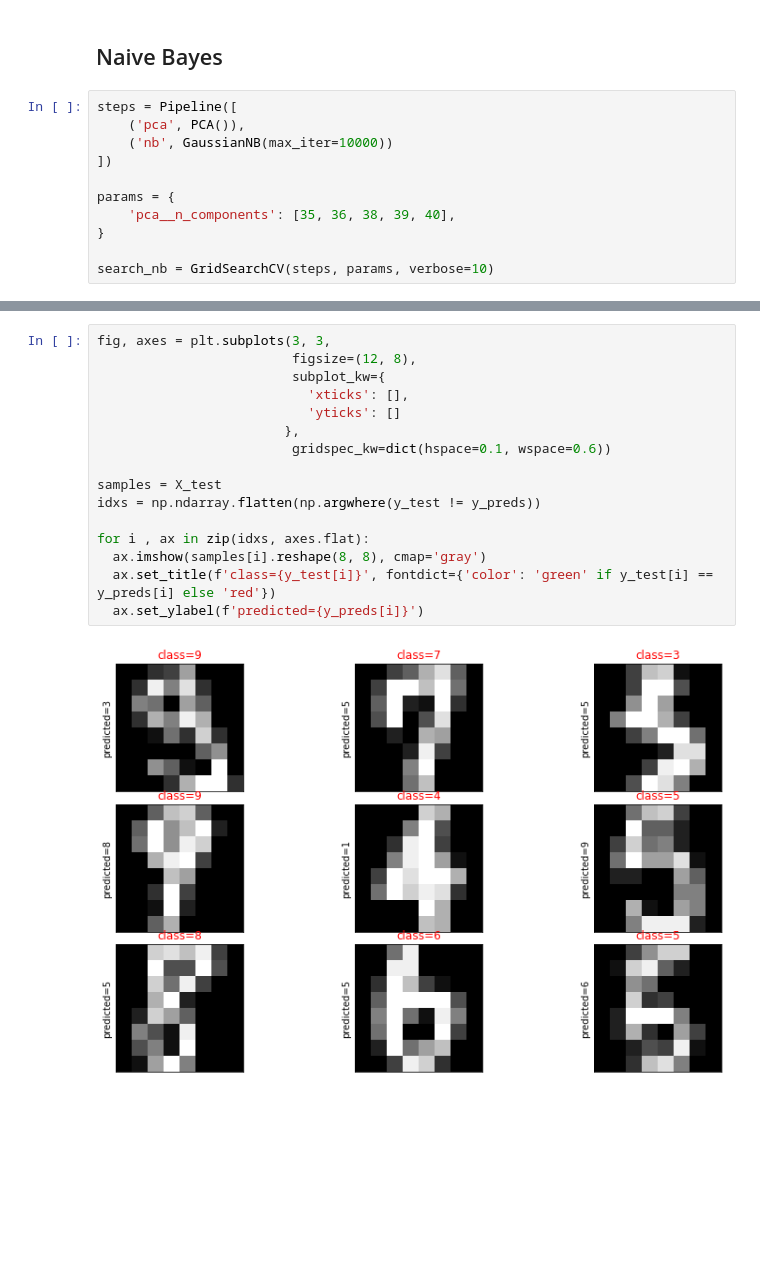
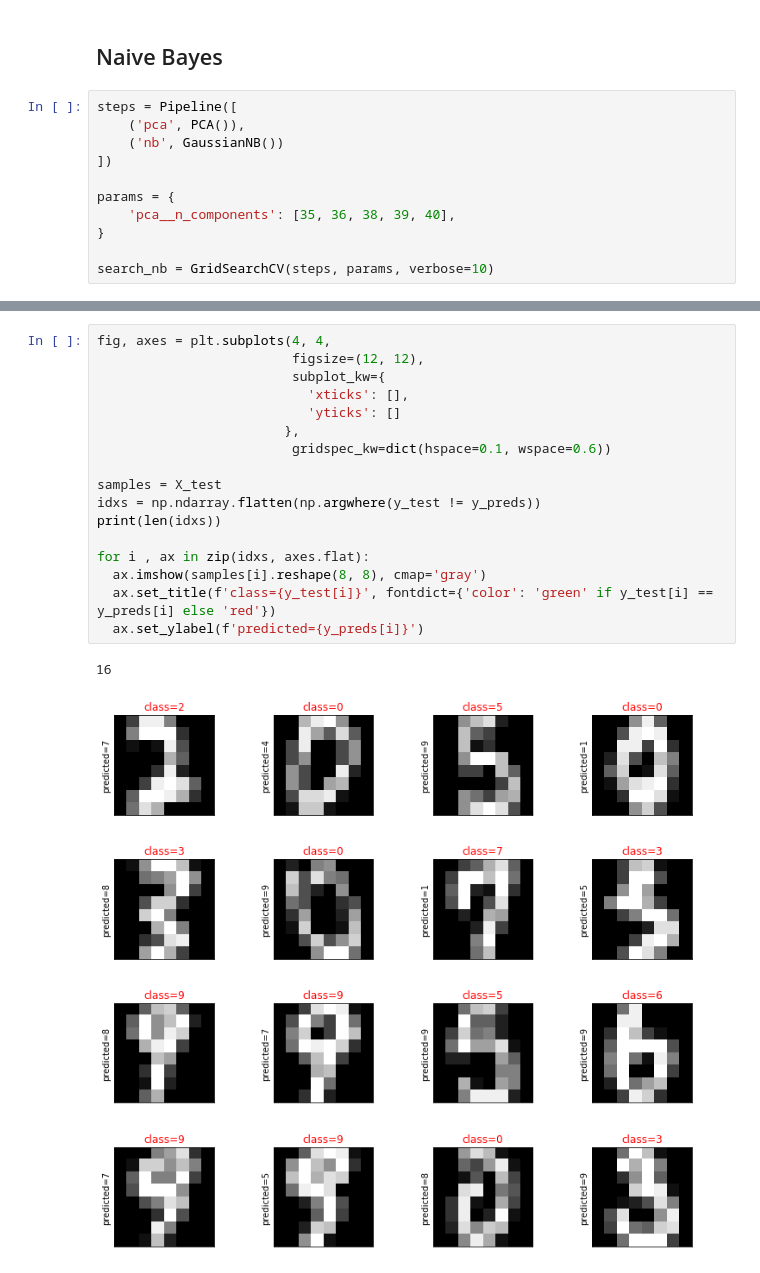
Before and after one commit to mo-amininasab/load_digits, a Jupyter notebook: digits.ipynb, the cells around one changed output, grey strips where cells are left out. Cells and saved outputs as stored; diff of their text form; blank space fills up the shorter version.

```diff
--- a/digits.ipynb
+++ b/digits.ipynb
@@ -417,7 +418,7 @@ for i , ax in zip(idxs, axes.flat):
 # %%
 steps = Pipeline([
     ('pca', PCA()),
-    ('nb', GaussianNB(max_iter=10000))
+    ('nb', GaussianNB())
 ])
 
 params = {
@@ -484,18 +484,20 @@ ConfusionMatrixDisplay.from_estimator(search_nb, X_test, y_test)
 # %%
-fig, axes = plt.subplots(3, 3,
-                         figsize=(12, 8),
+fig, axes = plt.subplots(4, 4,
+                         figsize=(12, 12),
                          subplot_kw={
                            'xticks': [],
                            'yticks': []
                         },
                          gridspec_kw=dict(hspace=0.1, wspace=0.6))
 
 samples = X_test
 idxs = np.ndarray.flatten(np.argwhere(y_test != y_preds))
+print(len(idxs))
 
 for i , ax in zip(idxs, axes.flat):
   ax.imshow(samples[i].reshape(8, 8), cmap='gray')
   ax.set_title(f'class={y_test[i]}', fontdict={'color': 'green' if y_test[i] == y_preds[i] else 'red'})
   ax.set_ylabel(f'predicted={y_preds[i]}')
 # %% [output]
+16
-[figure, old version]
+[figure, new version]
```
Also changed, not shown: parts of 6 cells of this notebook.
